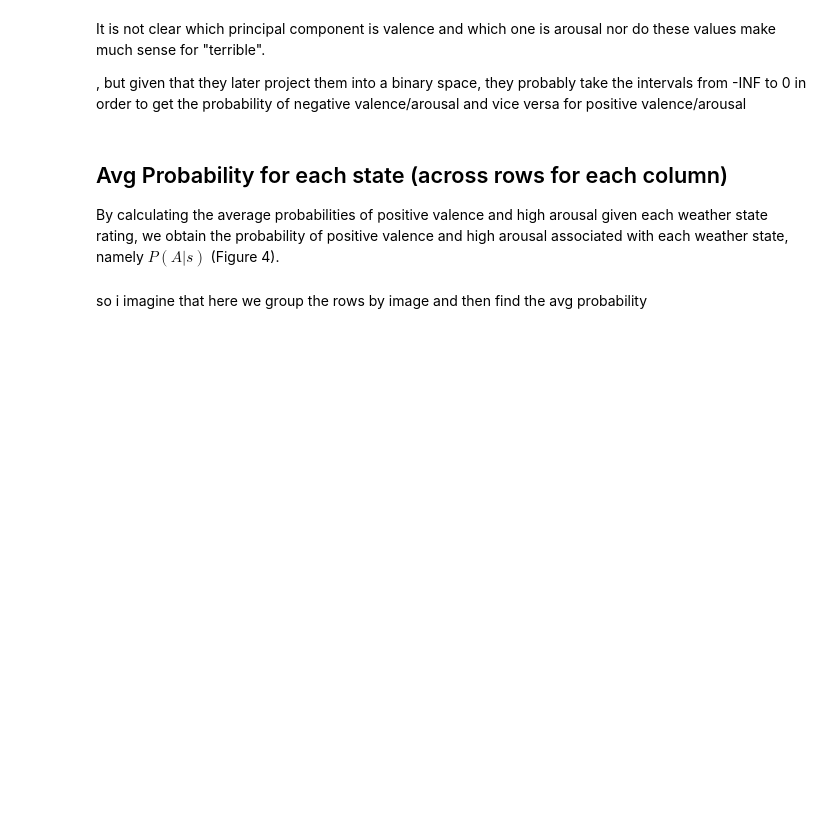
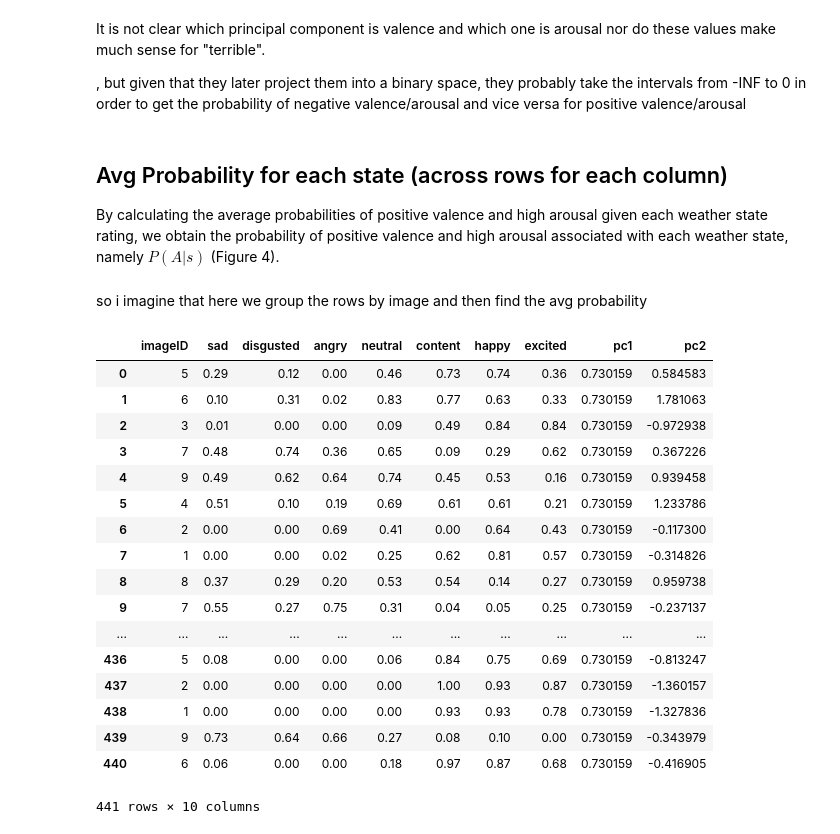
Before and after one commit to BCMarquez/RSA-NN, a Jupyter notebook: irony/irony/Experiment 1.ipynb, the cells around one changed output. Saved outputs shown, nothing was run; the diff lists cells and outputs as text; code cells hidden in the pictures; blank space fills up the shorter version.

```diff
--- a/irony/irony/Experiment 1.ipynb
+++ b/irony/irony/Experiment 1.ipynb
@@ -148,6 +150,27 @@ nor do these values make much sense for "terrible".
 By calculating the average probabilities of positive valence and high arousal given each weather state rating, we obtain the probability of positive valence and high arousal associated with each weather state, namely $P(A|s)$ (Figure 4).
 # %% [markdown]
 so i imagine that here we group the rows by image and then find the avg probability
+# %%
+affect
+# %% [output]
+|  | imageID | sad | disgusted | angry | neutral | content | happy | excited | pc1 | pc2 |
+| 0 | 5 | 0.29 | 0.12 | 0.00 | 0.46 | 0.73 | 0.74 | 0.36 | 0.730159 | 0.584583 |
+| 1 | 6 | 0.10 | 0.31 | 0.02 | 0.83 | 0.77 | 0.63 | 0.33 | 0.730159 | 1.781063 |
+| 2 | 3 | 0.01 | 0.00 | 0.00 | 0.09 | 0.49 | 0.84 | 0.84 | 0.730159 | -0.972938 |
+| 3 | 7 | 0.48 | 0.74 | 0.36 | 0.65 | 0.09 | 0.29 | 0.62 | 0.730159 | 0.367226 |
+| 4 | 9 | 0.49 | 0.62 | 0.64 | 0.74 | 0.45 | 0.53 | 0.16 | 0.730159 | 0.939458 |
+| 5 | 4 | 0.51 | 0.10 | 0.19 | 0.69 | 0.61 | 0.61 | 0.21 | 0.730159 | 1.233786 |
+| 6 | 2 | 0.00 | 0.00 | 0.69 | 0.41 | 0.00 | 0.64 | 0.43 | 0.730159 | -0.117300 |
+| 7 | 1 | 0.00 | 0.00 | 0.02 | 0.25 | 0.62 | 0.81 | 0.57 | 0.730159 | -0.314826 |
+| 8 | 8 | 0.37 | 0.29 | 0.20 | 0.53 | 0.54 | 0.14 | 0.27 | 0.730159 | 0.959738 |
+| 9 | 7 | 0.55 | 0.27 | 0.75 | 0.31 | 0.04 | 0.05 | 0.25 | 0.730159 | -0.237137 |
+| ... | ... | ... | ... | ... | ... | ... | ... | ... | ... | ... |
+| 436 | 5 | 0.08 | 0.00 | 0.00 | 0.06 | 0.84 | 0.75 | 0.69 | 0.730159 | -0.813247 |
+| 437 | 2 | 0.00 | 0.00 | 0.00 | 0.00 | 1.00 | 0.93 | 0.87 | 0.730159 | -1.360157 |
+| 438 | 1 | 0.00 | 0.00 | 0.00 | 0.00 | 0.93 | 0.93 | 0.78 | 0.730159 | -1.327836 |
+| 439 | 9 | 0.73 | 0.64 | 0.66 | 0.27 | 0.08 | 0.10 | 0.00 | 0.730159 | -0.343979 |
+| 440 | 6 | 0.06 | 0.00 | 0.00 | 0.18 | 0.97 | 0.87 | 0.68 | 0.730159 | -0.416905 |
+441 rows × 10 columns
 # %%
 # I accidently confused affect with state when trying to calculate priors.
 # However this code is pretty neat so I'm going to keep it in case I need it later
```
Also changed, not shown: parts of 7 cells of this notebook.
